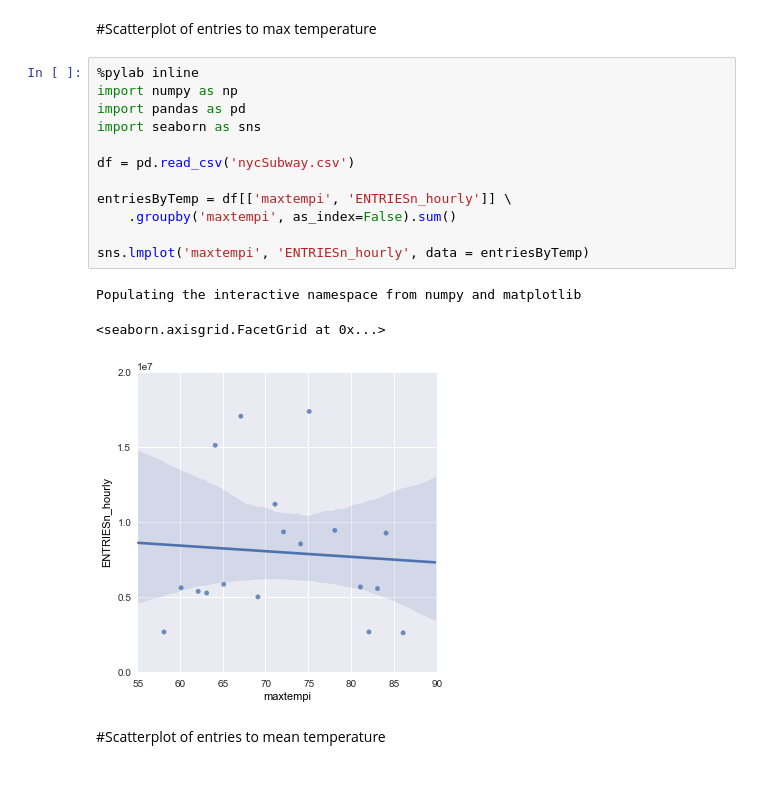
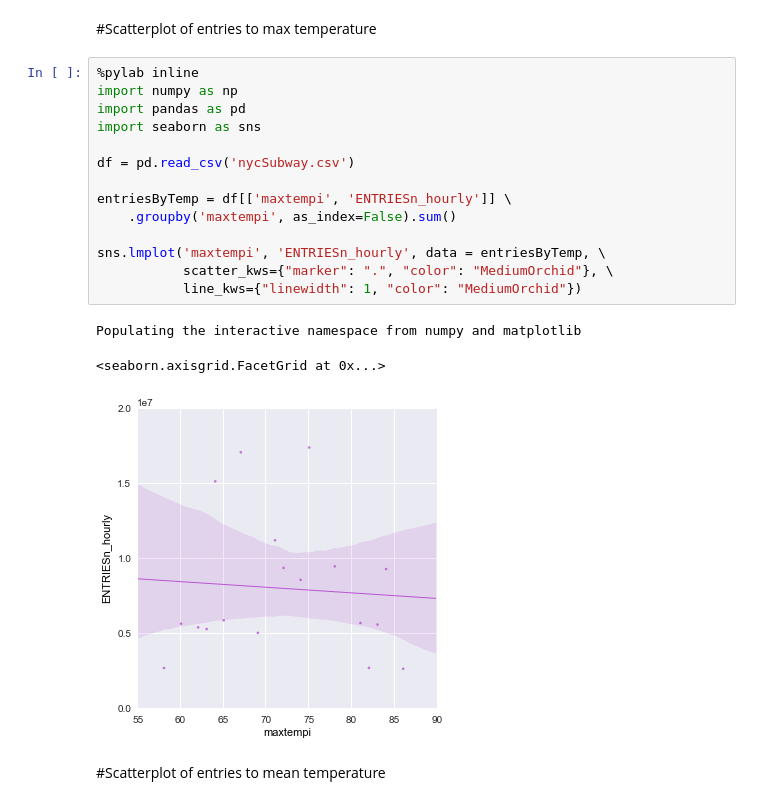
Before and after one commit to upjohnc/UdacityProject, a Jupyter notebook: Graph Analysis.ipynb, the cells around one changed output. Saved outputs shown, nothing was run; the diff lists cells and outputs as text.

```diff
--- a/Graph Analysis.ipynb
+++ b/Graph Analysis.ipynb
@@ -106,19 +115,21 @@ Populating the interactive namespace from numpy and matplotlib
 # %%
 %pylab inline
 import numpy as np
 import pandas as pd
 import seaborn as sns
 
 df = pd.read_csv('nycSubway.csv')
 
 entriesByTemp = df[['maxtempi', 'ENTRIESn_hourly']] \
     .groupby('maxtempi', as_index=False).sum()
 
-sns.lmplot('maxtempi', 'ENTRIESn_hourly', data = entriesByTemp)
+sns.lmplot('maxtempi', 'ENTRIESn_hourly', data = entriesByTemp, \
+           scatter_kws={"marker": ".", "color": "MediumOrchid"}, \
+           line_kws={"linewidth": 1, "color": "MediumOrchid"})
 # %% [output]
 Populating the interactive namespace from numpy and matplotlib
 <seaborn.axisgrid.FacetGrid at 0x...>
-[figure, old version]
+[figure, new version]
 # %% [markdown]
 #Scatterplot of entries to mean temperature
 # %%
```
Also changed, not shown: parts of 11 cells of this notebook.
